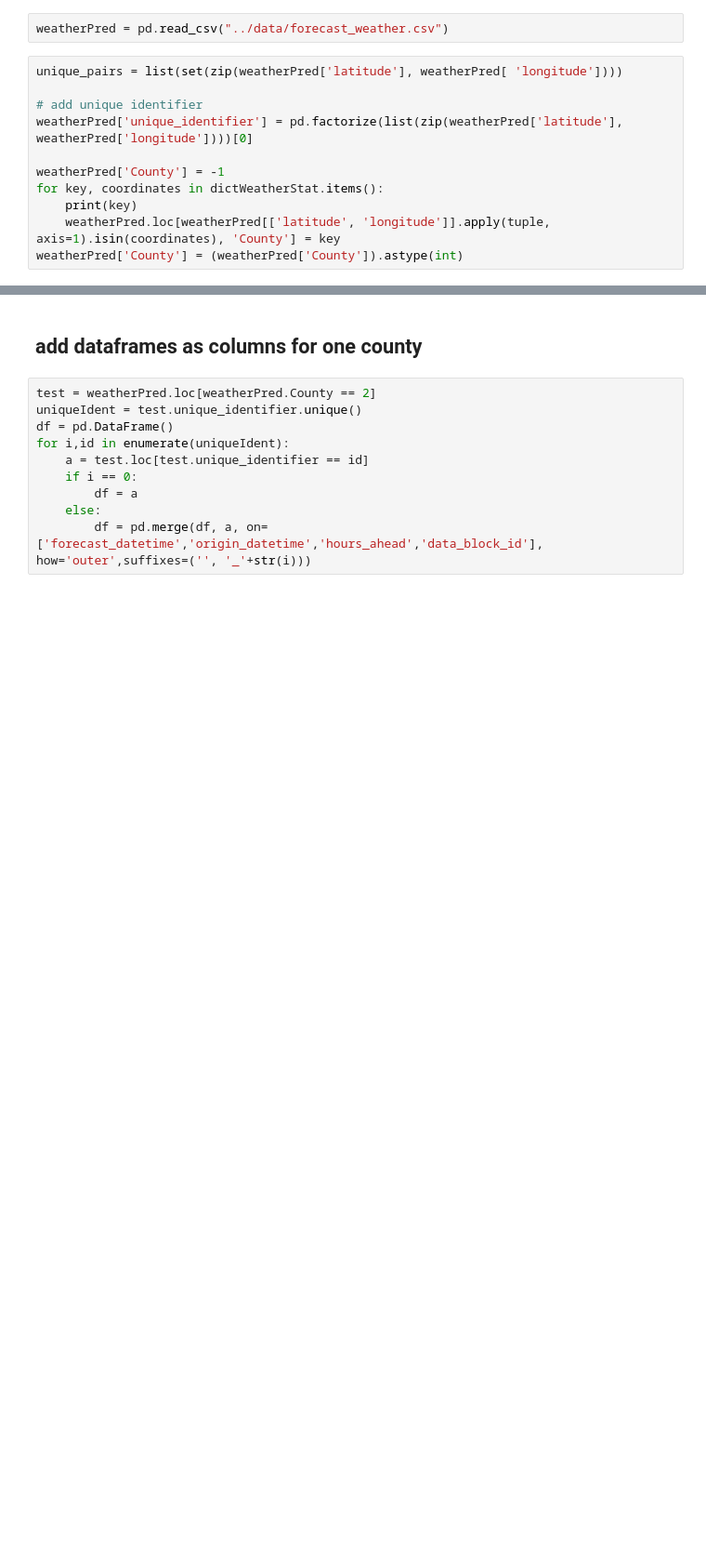
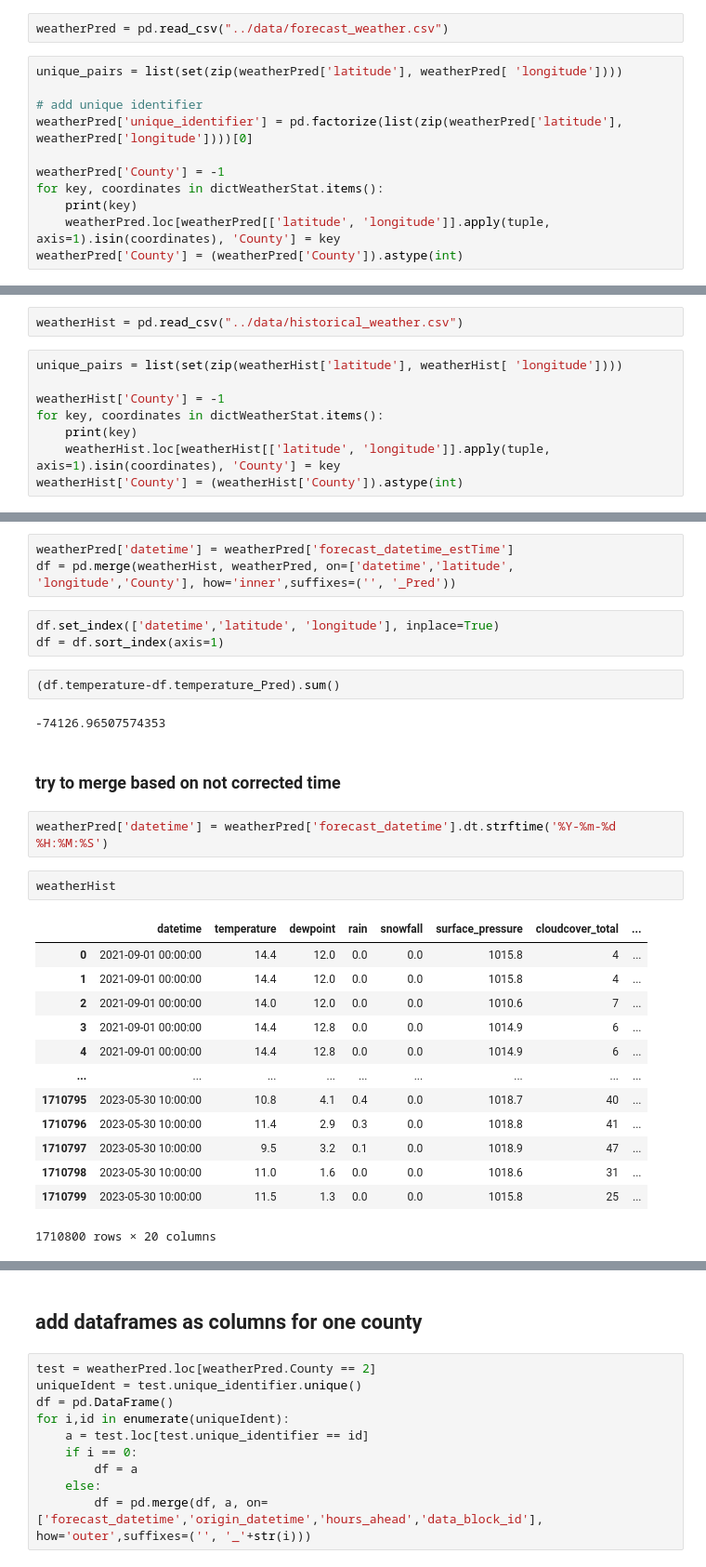
Before and after one commit to matze21/predictEnegyCons, a Jupyter notebook: jupyters/weatherStatToCounty.ipynb, the cells around one changed output, grey strips where cells are left out. Shown: that part at 93% size. Drawn from its saved outputs; the diff is of its cells as text; blank space fills up the shorter version.

```diff
--- a/jupyters/weatherStatToCounty.ipynb
+++ b/jupyters/weatherStatToCounty.ipynb
@@ -34,0 +87,10 @@ weatherPred['County'] = (weatherPred['County']).astype(int)
+# %%
+weatherHist = pd.read_csv("../data/historical_weather.csv")
+# %%
+unique_pairs = list(set(zip(weatherHist['latitude'], weatherHist[ 'longitude'])))
+
+weatherHist['County'] = -1
+for key, coordinates in dictWeatherStat.items():
+    print(key)
+    weatherHist.loc[weatherHist[['latitude', 'longitude']].apply(tuple, axis=1).isin(coordinates), 'County'] = key
+weatherHist['County'] = (weatherHist['County']).astype(int)
@@ -34,0 +133,30 @@ weatherPred['County'] = (weatherPred['County']).astype(int)
+# %%
+weatherPred['datetime'] = weatherPred['forecast_datetime_estTime']
+df = pd.merge(weatherHist, weatherPred, on=['datetime','latitude', 'longitude','County'], how='inner',suffixes=('', '_Pred'))
+# %%
+df.set_index(['datetime','latitude', 'longitude'], inplace=True)
+df = df.sort_index(axis=1)
+# %%
+(df.temperature-df.temperature_Pred).sum()
+# %% [output]
+-74126.96507574353
+# %% [markdown]
+### try to merge based on not corrected time
+# %%
+weatherPred['datetime'] = weatherPred['forecast_datetime'].dt.strftime('%Y-%m-%d %H:%M:%S')
+# %%
+weatherHist
+# %% [output]
+|  | datetime | temperature | dewpoint | rain | snowfall | surface_pressure | cloudcover_total | ... |
+| 0 | 2021-09-01 00:00:00 | 14.4 | 12.0 | 0.0 | 0.0 | 1015.8 | 4 | ... |
+| 1 | 2021-09-01 00:00:00 | 14.4 | 12.0 | 0.0 | 0.0 | 1015.8 | 4 | ... |
+| 2 | 2021-09-01 00:00:00 | 14.0 | 12.0 | 0.0 | 0.0 | 1010.6 | 7 | ... |
+| 3 | 2021-09-01 00:00:00 | 14.4 | 12.8 | 0.0 | 0.0 | 1014.9 | 6 | ... |
+| 4 | 2021-09-01 00:00:00 | 14.4 | 12.8 | 0.0 | 0.0 | 1014.9 | 6 | ... |
+| ... | ... | ... | ... | ... | ... | ... | ... | ... |
+| 1710795 | 2023-05-30 10:00:00 | 10.8 | 4.1 | 0.4 | 0.0 | 1018.7 | 40 | ... |
+| 1710796 | 2023-05-30 10:00:00 | 11.4 | 2.9 | 0.3 | 0.0 | 1018.8 | 41 | ... |
+| 1710797 | 2023-05-30 10:00:00 | 9.5 | 3.2 | 0.1 | 0.0 | 1018.9 | 47 | ... |
+| 1710798 | 2023-05-30 10:00:00 | 11.0 | 1.6 | 0.0 | 0.0 | 1018.6 | 31 | ... |
+| 1710799 | 2023-05-30 10:00:00 | 11.5 | 1.3 | 0.0 | 0.0 | 1015.8 | 25 | ... |
+1710800 rows × 20 columns
```
Also changed, not shown: parts of 14 cells of this notebook, 4 other files.
